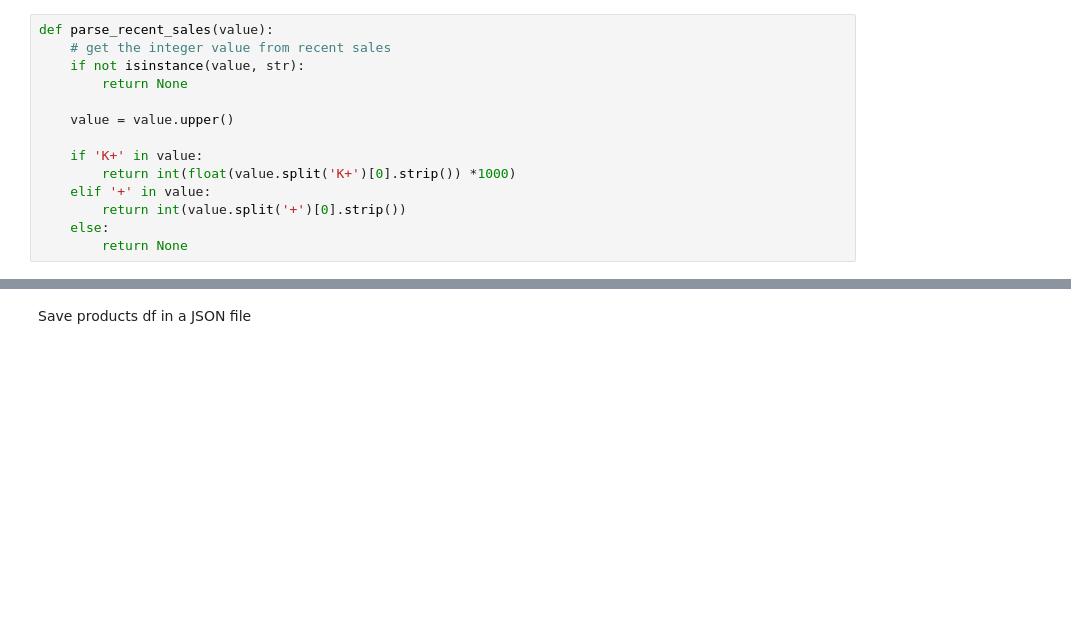
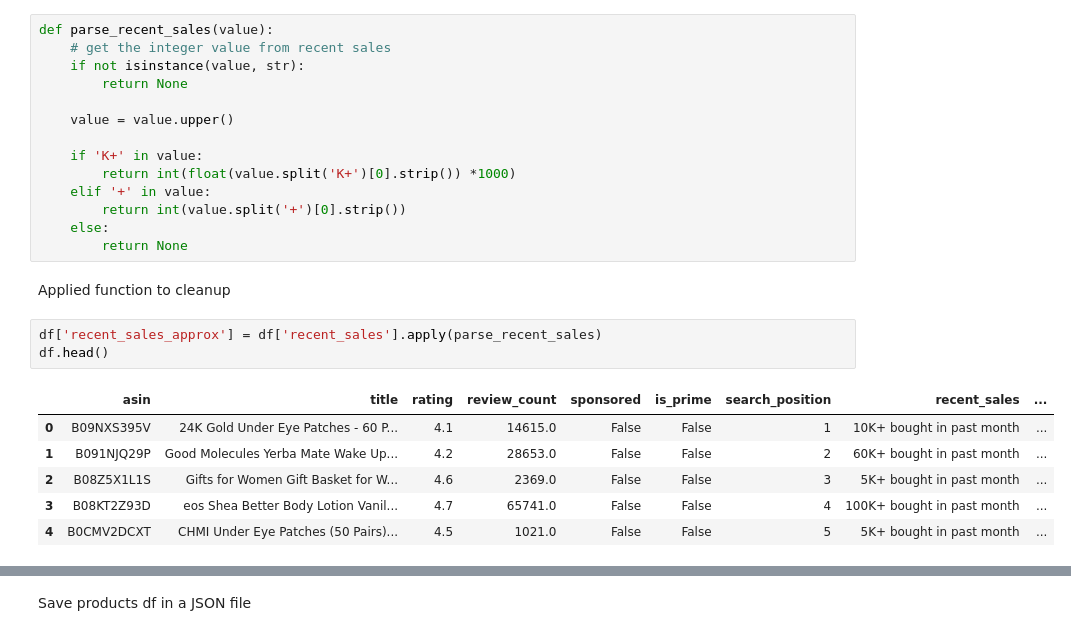
Before and after one commit to JuanCamellini/Amazon_Project_Analytics, a Jupyter notebook: notebooks/3_json_cleanup.ipynb, the cells around one changed output, grey strips where cells are left out. Drawn from its saved outputs; the diff is of its cells as text; blank space fills up the shorter version.

```diff
--- a/notebooks/3_json_cleanup.ipynb
+++ b/notebooks/3_json_cleanup.ipynb
@@ -86,3 +98,15 @@ def parse_recent_sales(value):
         return int(value.split('+')[0].strip())
     else:
         return None
+# %% [markdown]
+Applied function to cleanup
+# %%
+df['recent_sales_approx'] = df['recent_sales'].apply(parse_recent_sales)
+df.head()
+# %% [output]
+|  | asin | title | rating | review_count | sponsored | is_prime | search_position | recent_sales | ... |
+| 0 | B09NXS395V | 24K Gold Under Eye Patches - 60 P... | 4.1 | 14615.0 | False | False | 1 | 10K+ bought in past month | ... |
+| 1 | B091NJQ29P | Good Molecules Yerba Mate Wake Up... | 4.2 | 28653.0 | False | False | 2 | 60K+ bought in past month | ... |
+| 2 | B08Z5X1L1S | Gifts for Women Gift Basket for W... | 4.6 | 2369.0 | False | False | 3 | 5K+ bought in past month | ... |
+| 3 | B08KT2Z93D | eos Shea Better Body Lotion Vanil... | 4.7 | 65741.0 | False | False | 4 | 100K+ bought in past month | ... |
+| 4 | B0CMV2DCXT | CHMI Under Eye Patches (50 Pairs)... | 4.5 | 1021.0 | False | False | 5 | 5K+ bought in past month | ... |
```
Also changed, not shown: parts of 12 cells of this notebook, 1 other file.
